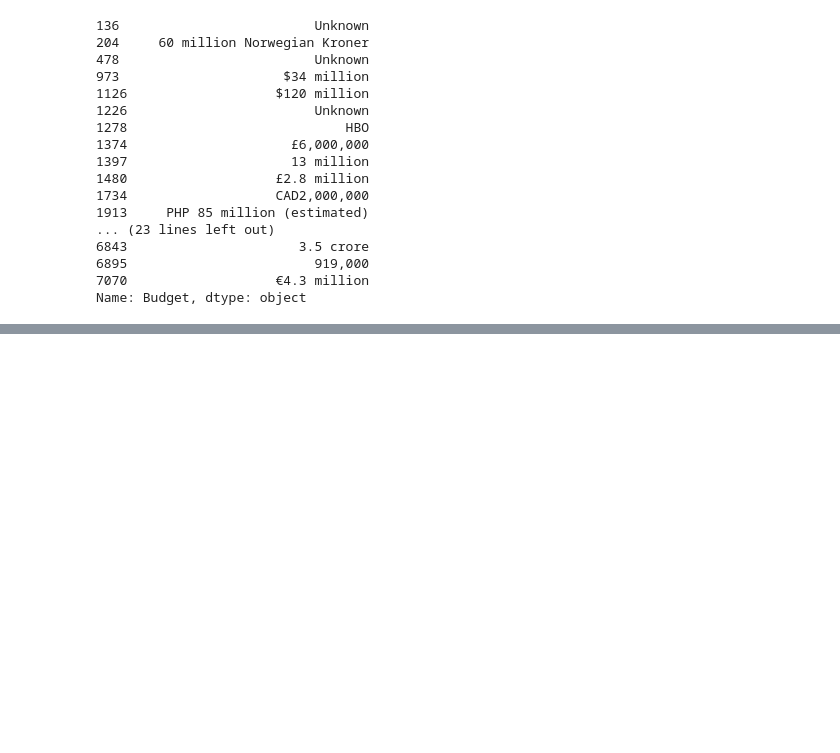
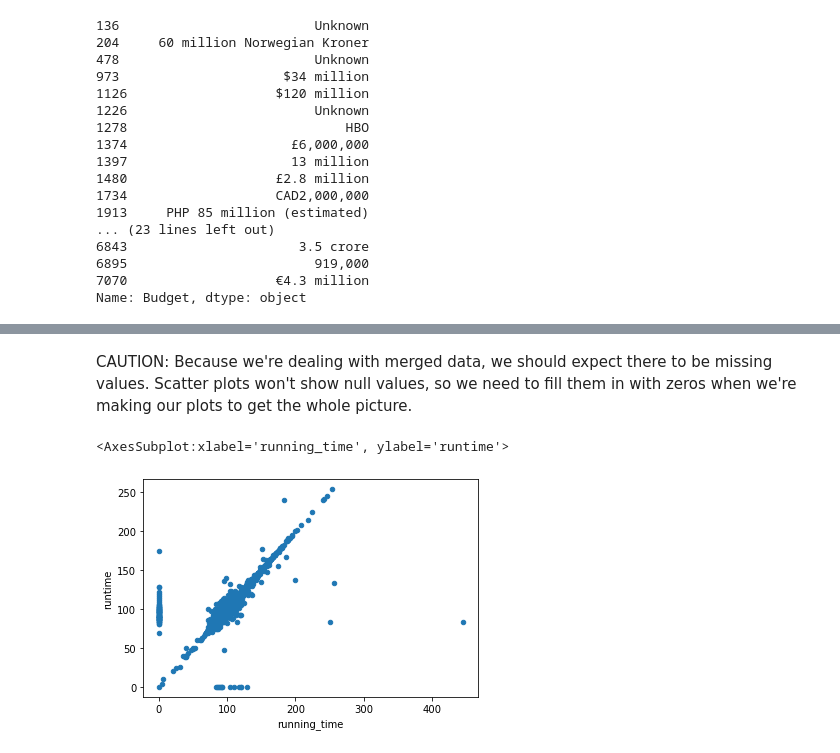
Before and after one commit to SailFish17/Mod_8_Movies-ETL, a Jupyter notebook: mod_8_ETL_online_classwork.ipynb, the cells around one changed output, grey strips where cells are left out. Drawn from its saved outputs; the diff is of its cells as text; code cells hidden in the pictures; blank space fills up the shorter version.

Commit message:
8.4.1 merged wiki and kaggle metadata

```diff
--- a/mod_8_ETL_online_classwork.ipynb
+++ b/mod_8_ETL_online_classwork.ipynb
@@ -886,0 +893,2 @@ This seems to make sense. People are more likely to give whole number ratings th
+# %%
+movies_df = pd.merge(wiki_movies_df, kaggle_metadata, on='imdb_id', suffixes=['_wiki','_kaggle'])
@@ -886,0 +966,8 @@ This seems to make sense. People are more likely to give whole number ratings th
+# %% [markdown]
+CAUTION:  Because we're dealing with merged data, we should expect there to be missing values. Scatter plots won't show null values, so we need to fill them in with zeros when we're making our plots to get the whole picture.
+# %%
+#fill in the missing values with zero and make a scatter plot
+movies_df.fillna(0).plot(x='running_time', y='runtime', kind='scatter')
+# %% [output]
+<AxesSubplot:xlabel='running_time', ylabel='runtime'>
+[figure, added]
```
Also changed, not shown: parts of 174 cells of this notebook.
